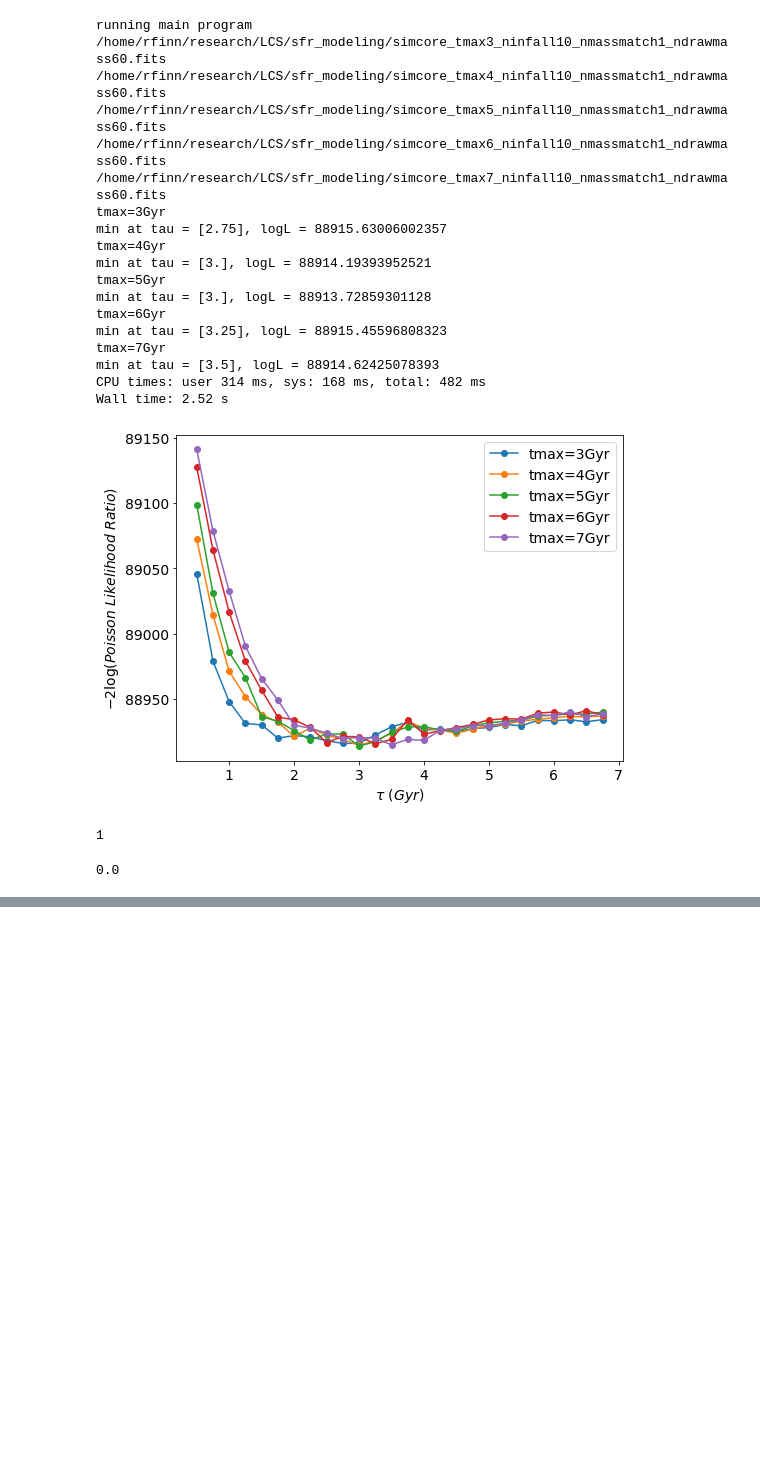
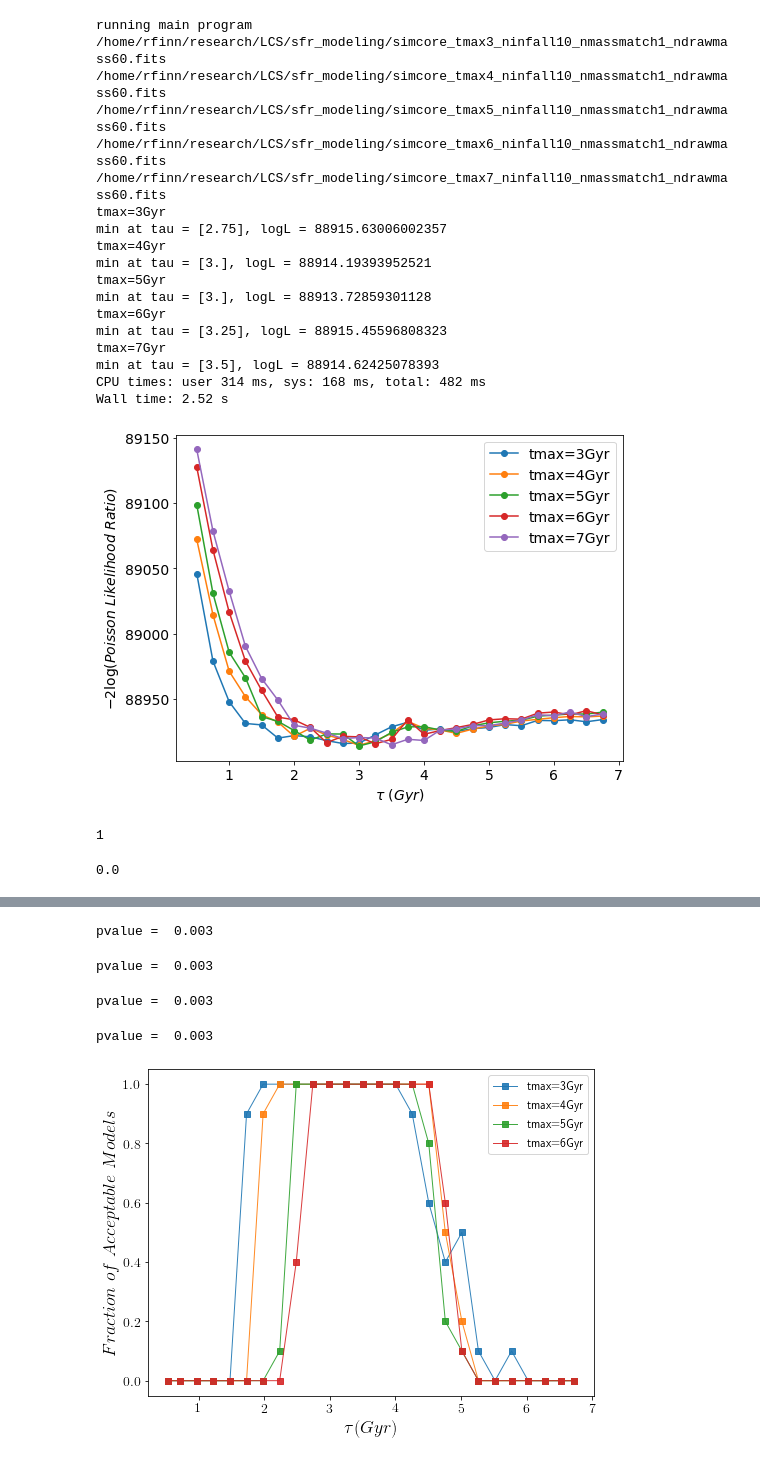
Before and after one commit to rfinn/LCS, a Jupyter notebook: notebooks/sfr-modeling-paper2.ipynb, the cells around one changed output, grey strips where cells are left out. Drawn from its saved outputs; the diff is of its cells as text; code cells hidden in the pictures; blank space fills up the shorter version.

```diff
--- a/notebooks/sfr-modeling-paper2.ipynb
+++ b/notebooks/sfr-modeling-paper2.ipynb
@@ -1200,0 +1203,6 @@ log(1)
+# %%
+%%time
+os.chdir('/home/rfinn/research/LCS/sfr_modeling/')
+%run /home/rfinn/github/LCS/python/LCSsimulate_infall_sfrs_mp.py --BTcut
+t7_ndraw30 = run_sim(taumax=7,nstep_tau=26,nrandom=10,nmassmatch=1,ndrawmass=30,tmax=7,debug=False)
+#all_tau6_ndraw10,all_boost6_ndraw10,all_p_sfr6_ndraw10,all_p_dsfr6_ndraw10,fquench_sfr6_ndraw10 = t6_ndraw10
@@ -1200,0 +1214,6 @@ log(1)
+# %%
+%%time
+os.chdir('/home/rfinn/research/LCS/sfr_modeling/')
+%run /home/rfinn/github/LCS/python/LCSsimulate_infall_sfrs_mp.py --BTcut
+t6_ndraw30 = run_sim(taumax=7,nstep_tau=26,nrandom=10,nmassmatch=1,ndrawmass=30,tmax=6,debug=False)
+#all_tau6_ndraw10,all_boost6_ndraw10,all_p_sfr6_ndraw10,all_p_dsfr6_ndraw10,fquench_sfr6_ndraw10 = t6_ndraw10
@@ -1200,0 +1234,5 @@ log(1)
+# %%
+%%time
+os.chdir('/home/rfinn/research/LCS/sfr_modeling/')
+%run /home/rfinn/github/LCS/python/LCSsimulate_infall_sfrs_mp.py --BTcut
+t4_ndraw30 = run_sim(taumax=7,nstep_tau=26,nrandom=10,nmassmatch=1,ndrawmass=30,tmax=4,debug=False)
@@ -1200,0 +1244,5 @@ log(1)
+# %%
+%%time
+os.chdir('/home/rfinn/research/LCS/sfr_modeling/')
+%run /home/rfinn/github/LCS/python/LCSsimulate_infall_sfrs_mp.py --BTcut
+t3_ndraw30 = run_sim(taumax=7,nstep_tau=26,nrandom=10,nmassmatch=1,ndrawmass=30,tmax=3,debug=False)
@@ -1200,0 +1254,24 @@ log(1)
+# %%
+# plot results
+plt.figure(figsize=(8,6))
+inputs = [t3_ndraw30,t4_ndraw30,t6_ndraw30,t7_ndraw30]
+times = [3,4,5,6,7]
+pcut=.003
+for i,t in enumerate(inputs):
+    all_tau,all_boost,all_p_sfr,all_p_dsfr,fquench_sfr,all_p_sfr_AD = t
+    k = plot_frac_below_pvalue_sfr(all_tau,all_p_sfr_AD,times[i],pvalue=pcut,plotsingle=False,alpha=0.9)
+    pvalue = pcut
+plt.grid(b=False)
+plt.legend()
+plt.xlabel(r'$\tau (Gyr)$',fontsize=18)
+plt.ylabel(r'$Fraction \ of \ Acceptable \ Models$'.format(pvalue),fontsize=18)
+output = 'frac_pvalue_sfr_AD_infall_alltmax-ndraw30-BT03.png'
+plt.savefig(output)
+output = 'frac_pvalue_sfr_AD_infall_alltmax-ndraw30-BT03.pdf'
+plt.savefig(output)
+# %% [output]
+pvalue =  0.003
+pvalue =  0.003
+pvalue =  0.003
+pvalue =  0.003
+[figure, added]
```
Also changed, not shown: parts of 8 cells of this notebook, 3 other files.
